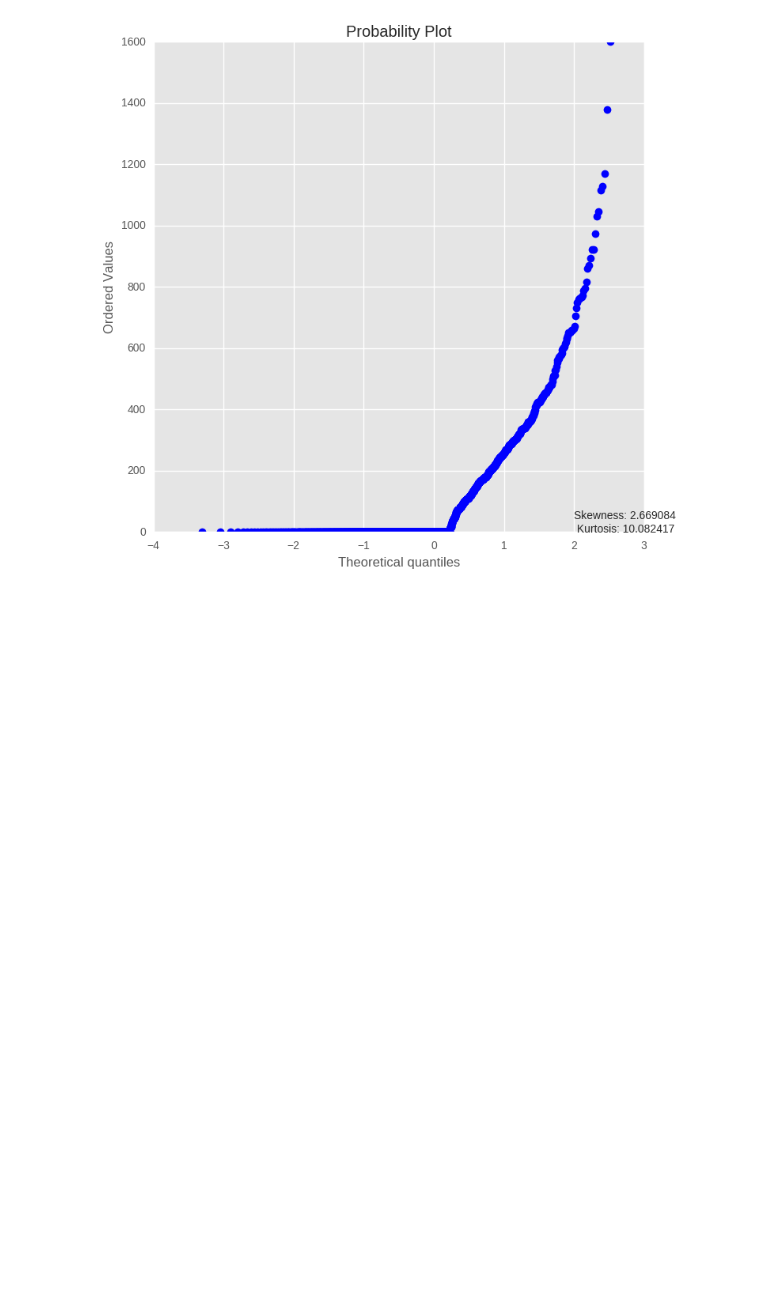
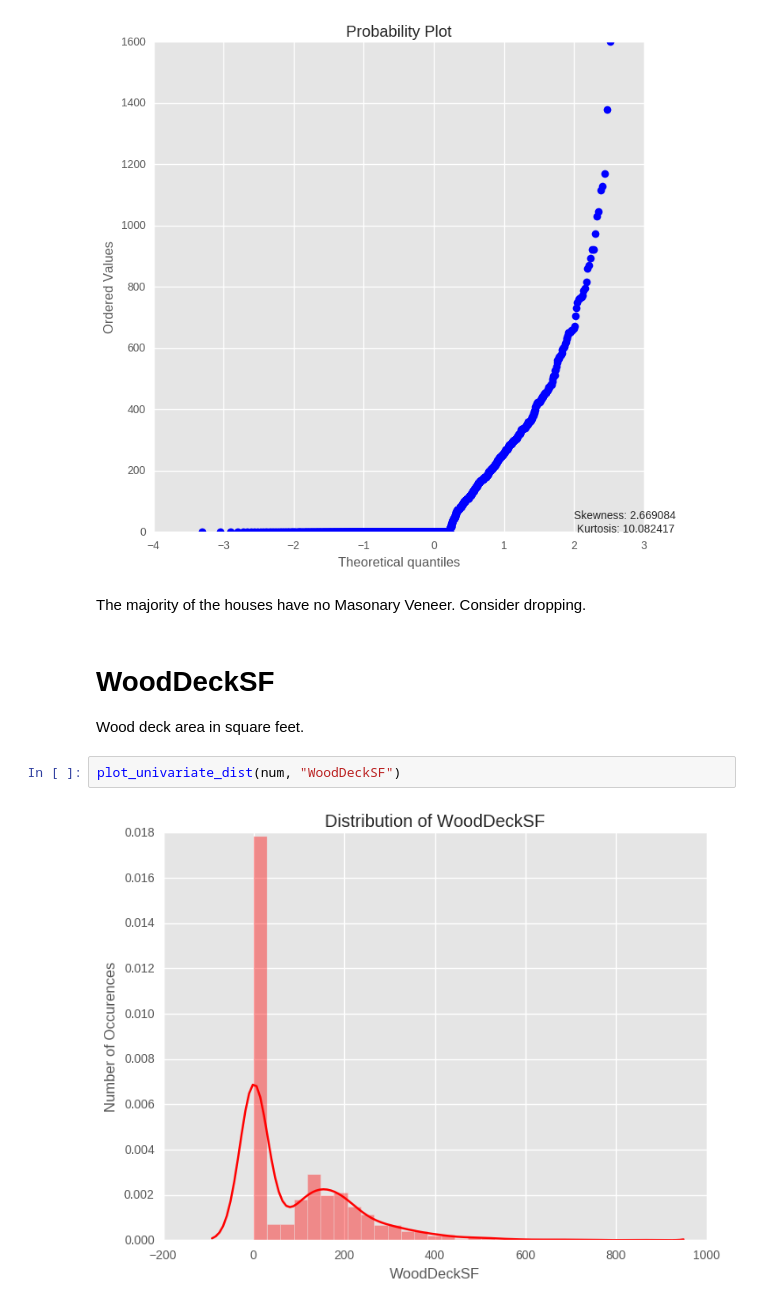
Before and after one commit to dolremi/Housing_Price, a Jupyter notebook: notebook/Data/Numerical_features.ipynb, the cells around one changed output. Cells and saved outputs as stored; diff of their text form; blank space fills up the shorter version.

```diff
--- a/notebook/Data/Numerical_features.ipynb
+++ b/notebook/Data/Numerical_features.ipynb
@@ -213,3 +228,12 @@ plot_univariate_dist(num, "MasVnrArea")
 plot_univariate_pp(num, "MasVnrArea")
 # %% [output]
 [figure]
+# %% [markdown]
+The majority of the houses have no Masonary Veneer. Consider dropping.
+# %% [markdown]
+# WoodDeckSF
+Wood deck area in square feet.
+# %%
+plot_univariate_dist(num, "WoodDeckSF")
+# %% [output]
+[figure, added]
```
Also changed, not shown: parts of 35 cells of this notebook.
